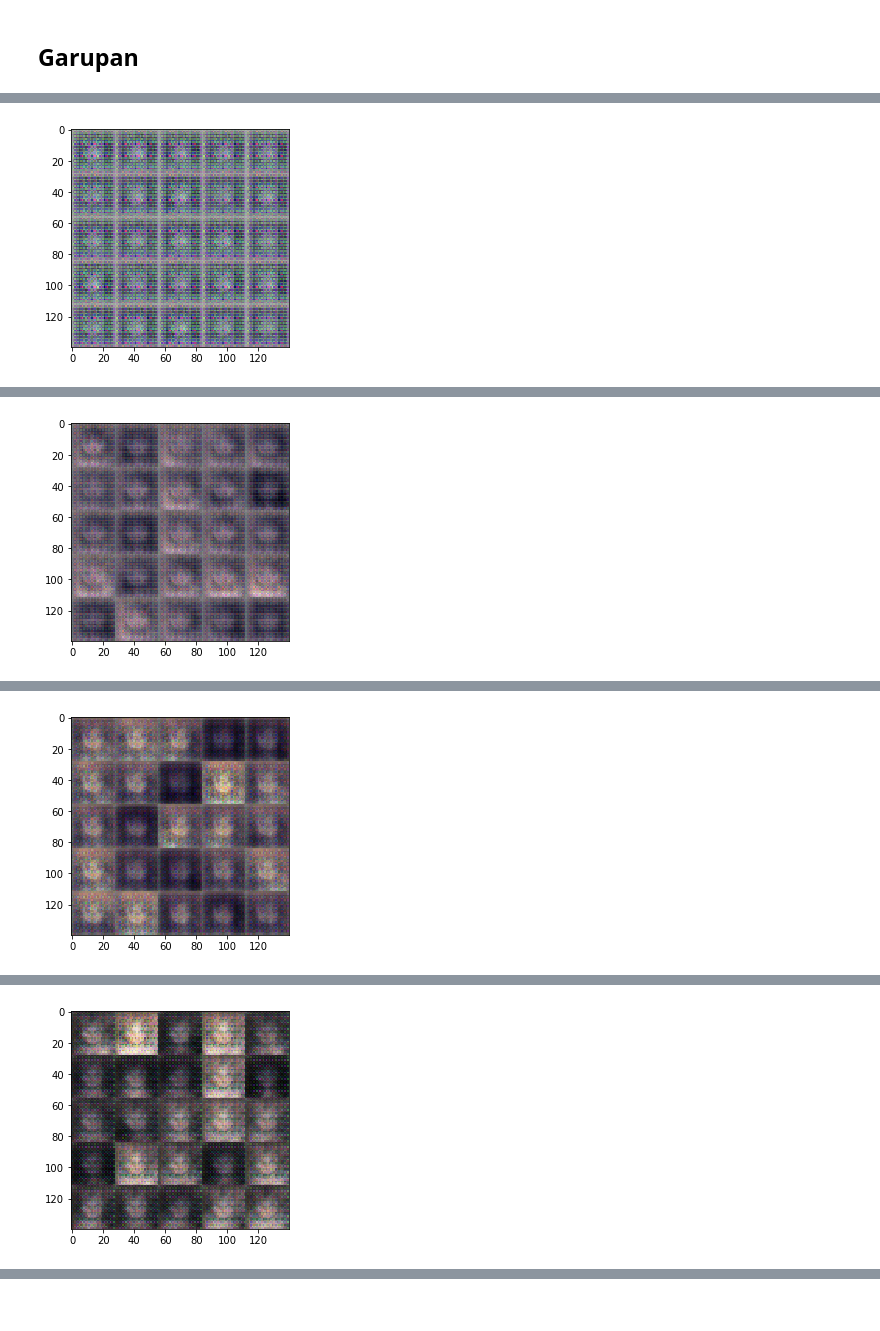
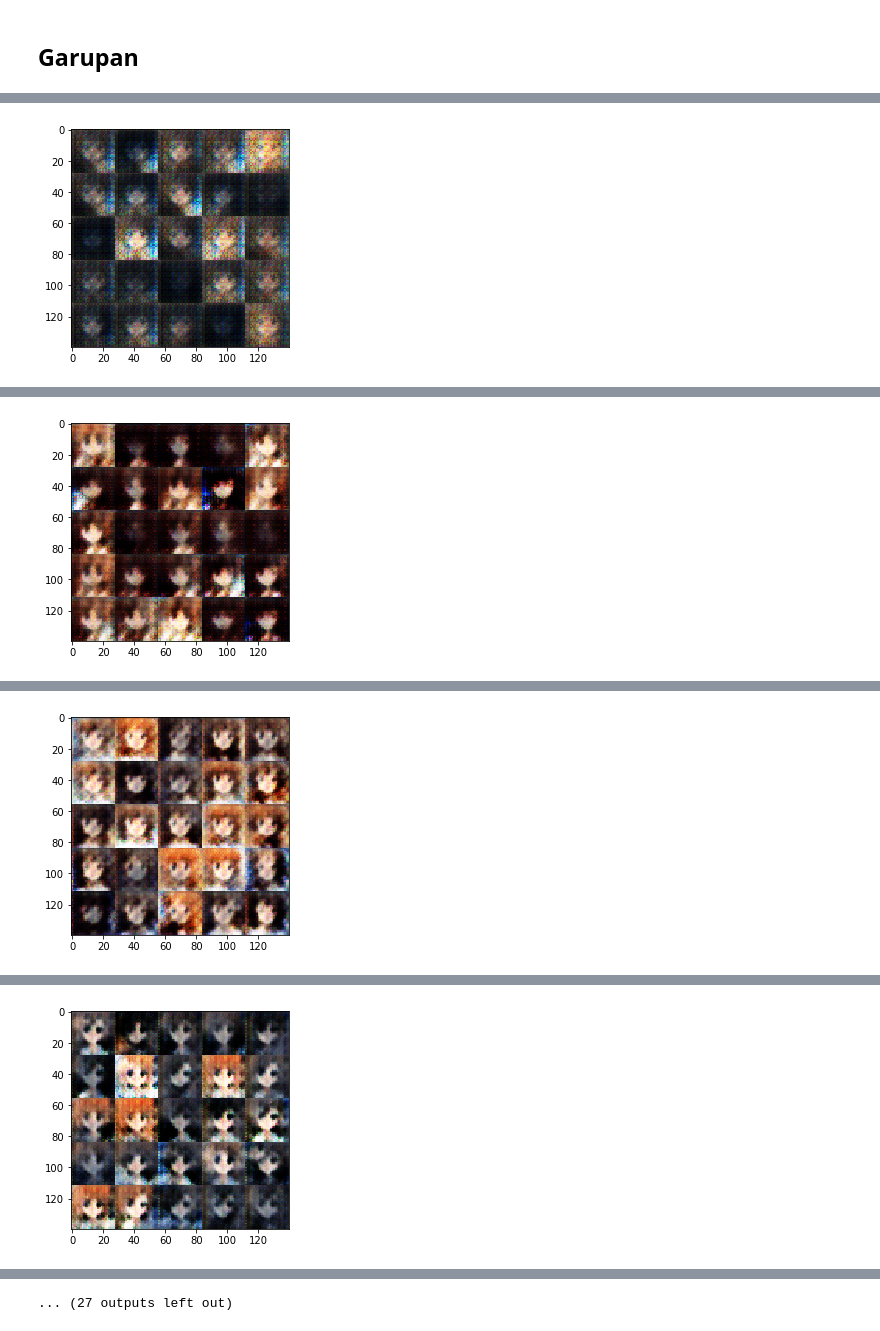
Before and after one commit to mani3/dcgan-garupan, a Jupyter notebook: dcgan-garupan.ipynb, the cells around one changed output, grey strips where cells are left out. Saved outputs shown, nothing was run; the diff lists cells and outputs as text; code cells hidden in the pictures.

Commit message:
image 28x28, epoch 24

```diff
--- a/dcgan-garupan.ipynb
+++ b/dcgan-garupan.ipynb
@@ -254,7 +254,7 @@ def train(epoch_count, batch_size, z_dim, learning_rate, beta1, get_batches, dat
                     print("Epoch {}/{}...".format(epoch_i+1, epochs),
                           "Discriminator Loss: {:.4f}...".format(train_loss_d),
                           "Generator Loss: {:.4f}".format(train_loss_g))
-                if steps % 20 == 0:
+                if steps % 100 == 0:
                     show_generator_output(sess, number_of_image, input_z, data_shape[3], data_image_mode)
 # %% [markdown]
 ## Garupan
@@ -264,9 +264,7 @@ z_dim = 100
 learning_rate = 0.001
 beta1 = 0.5
 
-
-print(len(image_files))
-epochs = 1
+epochs = 24
 
 celeba_dataset = Dataset(image_files)
 with tf.Graph().as_default():
@@ -278 +279 @@ Epoch 1/1... Discriminator Loss: 2.1974... Generator Loss: 14.5675
-[figure, old version]
+[figure, new version]
@@ -280 +285 @@ Epoch 1/1... Discriminator Loss: 1.5812... Generator Loss: 0.9262
-[figure, old version]
+[figure, new version]
@@ -282 +291 @@ Epoch 1/1... Discriminator Loss: 1.8116... Generator Loss: 1.9638
-[figure, old version]
+[figure, new version]
@@ -284 +297 @@ Epoch 1/1... Discriminator Loss: 1.2927... Generator Loss: 0.7393
-[figure, old version]
+[figure, new version]
@@ -284,0 +310 @@ Epoch 1/1... Discriminator Loss: 1.2927... Generator Loss: 0.7393
+... (27 outputs left out)
```
Also changed, not shown: parts of 2 cells of this notebook.
